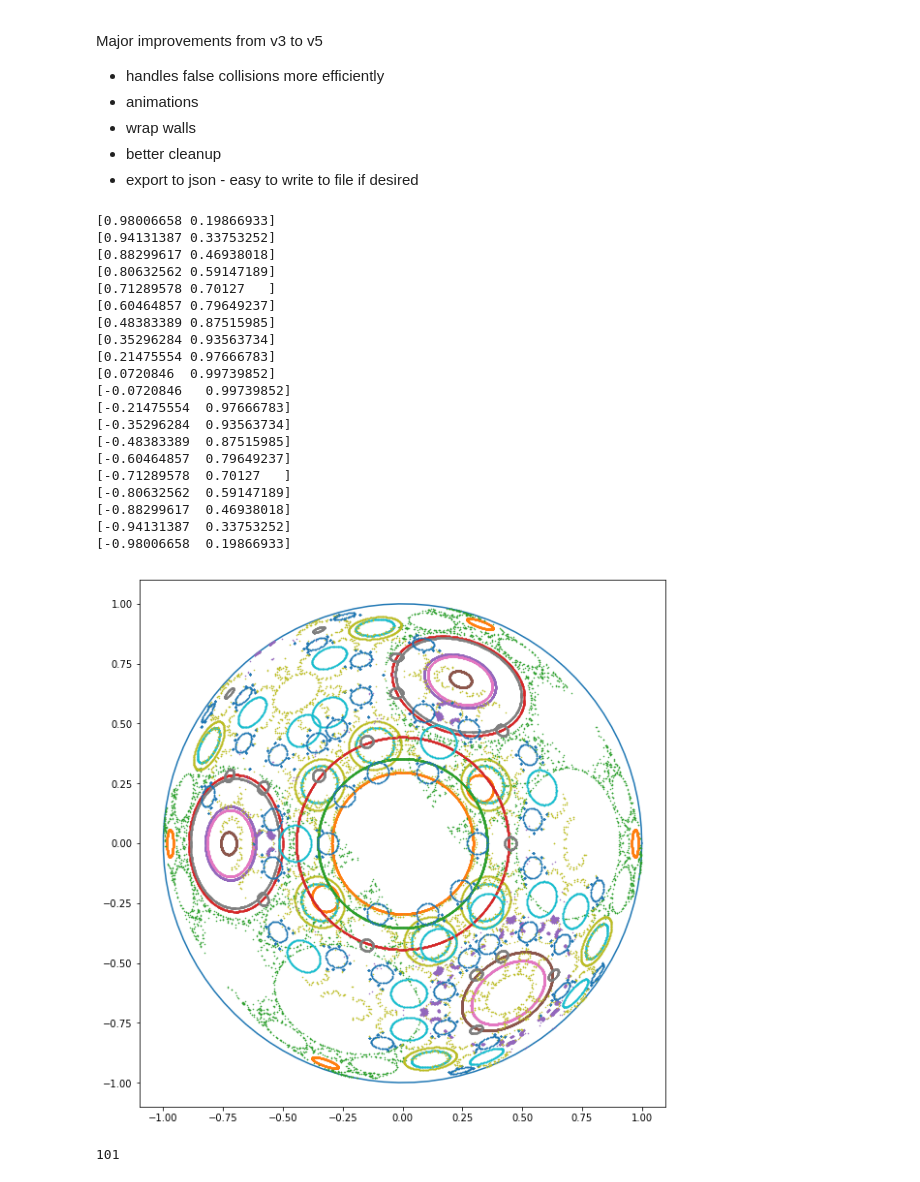
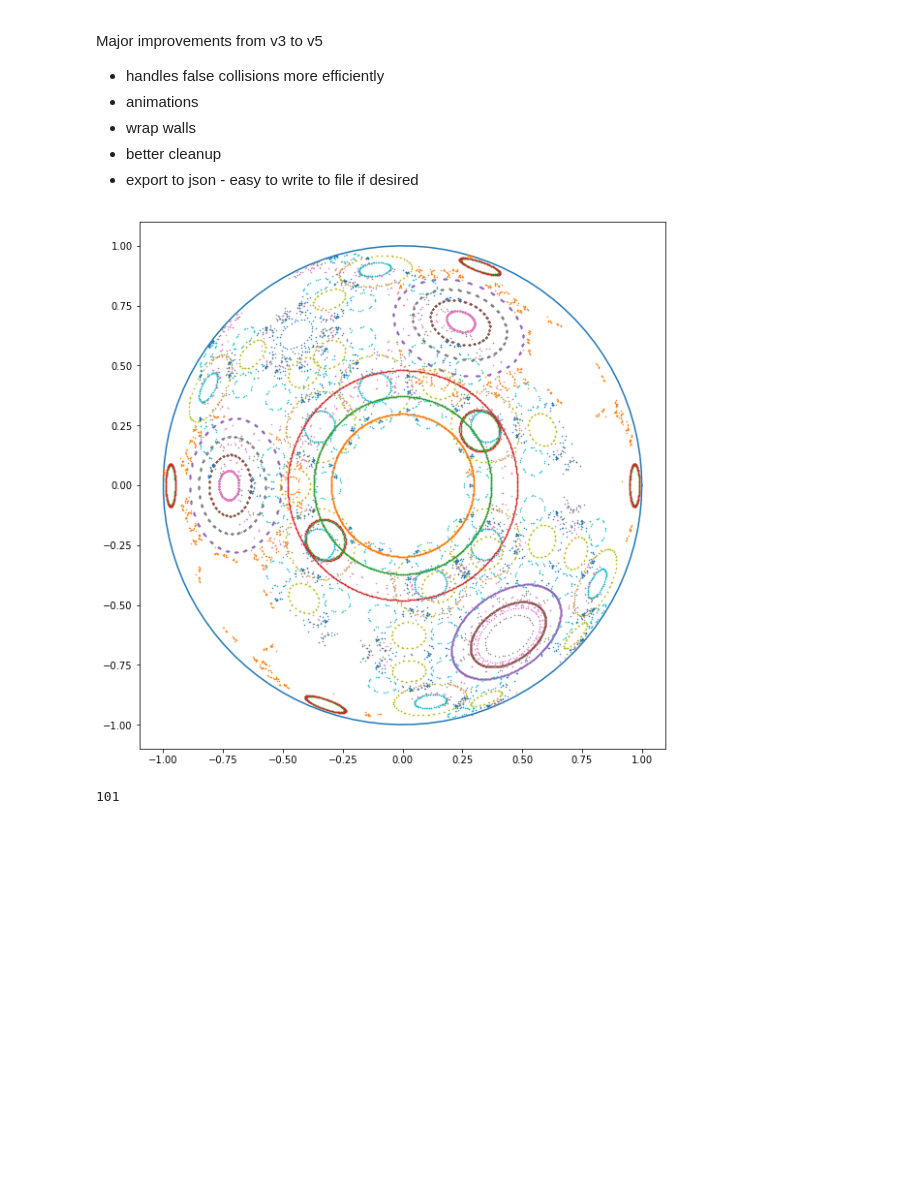
Before and after one commit to npetela/REU_2019, a Jupyter notebook: main_v9.ipynb, the cells around one changed output. Drawn from its saved outputs; the diff is of its cells as text; code cells hidden in the pictures; blank space fills up the shorter version.

```diff
--- a/main_v9.ipynb
+++ b/main_v9.ipynb
@@ -987,13 +987,12 @@ def animate(part, movie_time=5, movie_frame_rate=40, show_trails=True, save=True
 
     return part, anim
 # %%
-
 ## Complex Collision
 
 np.seterr(all='raise')  # stops program when "warnings" occur.  Default is to continue, but this option makes debugging easier
 np.random.seed(5)  # produces the same thing every thing - easier for debugging
 
-steps = 5000
+steps = 1000
 dim = 2
 
 polygon_sides = 4
@@ -1025,54 +1024,34 @@ ax.plot(np.cos(thetas), np.sin(thetas))
 for theta in np.linspace(-np.pi/2+tol, np.pi/2-tol, 20):
     ######### Initialize Particle #########
     start_wall_idx = 3
     part.wall_idx = start_wall_idx
     start_wall = Walls[start_wall_idx]
     part.pos = start_wall.base - start_wall.normal * part.radius * 1.01
     R = np.array([[np.cos(theta), -np.sin(theta)],
                   [np.sin(theta), np.cos(theta)]])
     part.vel = R @ -start_wall.normal
     part.spin = 0.3
 
 
     ######### Run it #########
     run(part, Walls)
 
 
     phase = np.array([part.spin_hist, part.vel_frame_hist[:,0], part.vel_frame_hist[:,1]])
     KE = np.linalg.norm(phase, axis=0)
     phase /= KE
     proj = phase[[0,2],:]
     ax.plot(*proj, '.', markersize=1.0)
 
 plt.show()
 ######### Draw history #########
 # ax = draw(part, step_count=100)
 # plt.show()
 
 # # ######### Animate #########
 # %time part, anim = animate(part, movie_time=5, show_trails=True, save=True)
 # %% [output]
-[0.98006658 0.19866933]
-[0.94131387 0.33753252]
-[0.88299617 0.46938018]
-[0.80632562 0.59147189]
-[0.71289578 0.70127   ]
-[0.60464857 0.79649237]
-[0.48383389 0.87515985]
-[0.35296284 0.93563734]
-[0.21475554 0.97666783]
-[0.0720846  0.99739852]
-[-0.0720846   0.99739852]
-[-0.21475554  0.97666783]
-[-0.35296284  0.93563734]
-[-0.48383389  0.87515985]
-[-0.60464857  0.79649237]
-[-0.71289578  0.70127   ]
-[-0.80632562  0.59147189]
-[-0.88299617  0.46938018]
-[-0.94131387  0.33753252]
-[-0.98006658  0.19866933]
-[figure, old version]
+[figure, new version]
 # %%
 #@title Interactive {run: "auto"}
 
```
